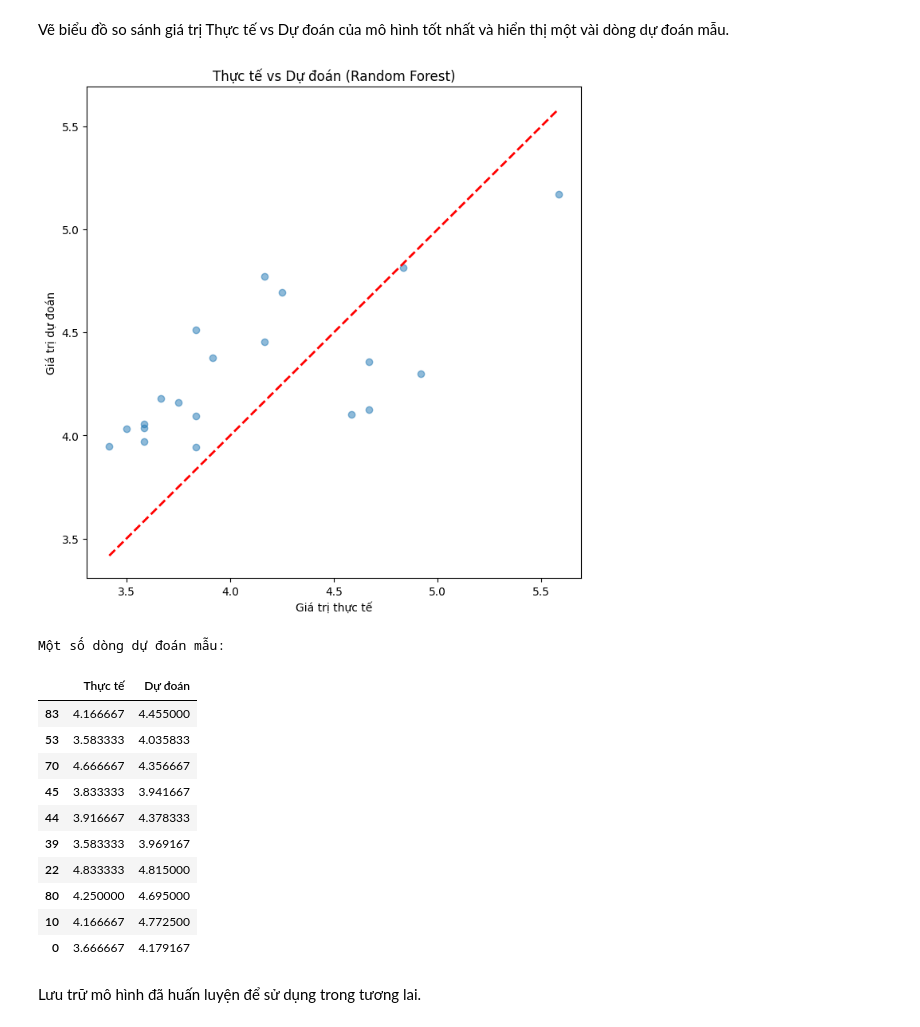
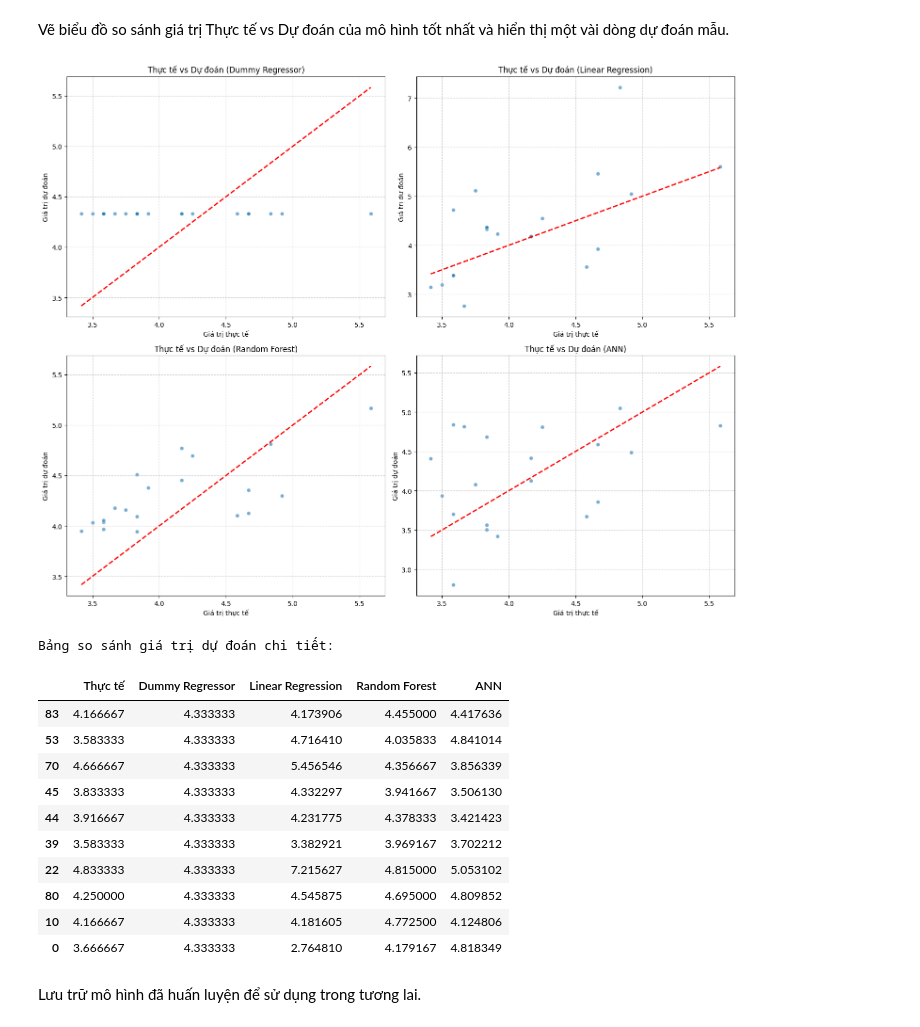
Before and after one commit to Huhhuu/DataDeepLearning, a Jupyter notebook: Deeplearning_TH.ipynb, the cells around one changed output. Drawn from its saved outputs; the diff is of its cells as text; code cells hidden in the pictures.

```diff
--- a/Deeplearning_TH.ipynb
+++ b/Deeplearning_TH.ipynb
@@ -236,11 +236,11 @@ Xây dựng cấu trúc mô hình ANN gồm 2 lớp ẩn (64 và 32 neuron) vớ
 # %%
 import tensorflow as tf
 from tensorflow.keras.models import Sequential
-from tensorflow.keras.layers import Dense, Dropout
-from tensorflow.keras.callbacks import EarlyStopping
+from tensorflow.keras.layers import Dense, Dropout, Input
 
 model_ann = Sequential([
-    Dense(64, activation='relu', input_shape=(input_shape,)),
+    Input(shape=(input_shape,)),
+    Dense(64, activation='relu'),
     Dropout(0.2),
     Dense(32, activation='relu'),
     Dense(1)
@@ -355,41 +355,51 @@ plt.show()
 # %% [markdown]
 Vẽ biểu đồ so sánh giá trị Thực tế vs Dự đoán của mô hình tốt nhất và hiển thị một vài dòng dự đoán mẫu.
 # %%
-best_model_name = final_results.iloc[0]['Model']
+import matplotlib.pyplot as plt
 
-if best_model_name == 'ANN':
-    y_best_pred = y_pred_ann
-else:
-    best_model_obj = models[best_model_name]
-    full_pipeline = Pipeline(steps=[('preprocessor', preprocessor), ('regressor', best_model_obj)])
-    full_pipeline.fit(X_train, y_train)
-    y_best_pred = full_pipeline.predict(X_test)
+all_models_preds = {}
 
-plt.figure(figsize=(8, 8))
-plt.scatter(y_test, y_best_pred, alpha=0.5)
-plt.plot([y_test.min(), y_test.max()], [y_test.min(), y_test.max()], 'r--', lw=2)
-plt.xlabel('Giá trị thực tế')
-plt.ylabel('Giá trị dự đoán')
-plt.title(f'Thực tế vs Dự đoán ({best_model_name})')
+for name, model in models.items():
+    pipeline = Pipeline(steps=[('preprocessor', preprocessor), ('regressor', model)])
+    pipeline.fit(X_train, y_train)
+    all_models_preds[name] = pipeline.predict(X_test)
+
+all_models_preds['ANN'] = y_pred_ann
+
+fig, axes = plt.subplots(2, 2, figsize=(15, 12))
+axes = axes.flatten()
+
+for i, (name, y_pred_val) in enumerate(all_models_preds.items()):
+    axes[i].scatter(y_test, y_pred_val, alpha=0.6, edgecolors='w')
+    axes[i].plot([y_test.min(), y_test.max()], [y_test.min(), y_test.max()], 'r--', lw=2)
+    axes[i].set_xlabel('Giá trị thực tế')
+    axes[i].set_ylabel('Giá trị dự đoán')
+    axes[i].set_title(f'Thực tế vs Dự đoán ({name})')
+    axes[i].grid(True, linestyle='--', alpha=0.6)
+
+plt.tight_layout()
 plt.show()
 
-sample_df = pd.DataFrame({'Thực tế': y_test, 'Dự đoán': y_best_pred})
-print("Một số dòng dự đoán mẫu:")
-display(sample_df.head(10))
+comparison_df = pd.DataFrame({'Thực tế': y_test})
+for name, pred in all_models_preds.items():
+    comparison_df[name] = pred
+
+print("Bảng so sánh giá trị dự đoán chi tiết:")
+display(comparison_df.head(10))
 # %% [output]
-[figure, old version]
+[figure, new version]
-Một số dòng dự đoán mẫu:
+Bảng so sánh giá trị dự đoán chi tiết:
-|  | Thực tế | Dự đoán |
-| 83 | 4.166667 | 4.455000 |
-| 53 | 3.583333 | 4.035833 |
-| 70 | 4.666667 | 4.356667 |
-| 45 | 3.833333 | 3.941667 |
-| 44 | 3.916667 | 4.378333 |
-| 39 | 3.583333 | 3.969167 |
-| 22 | 4.833333 | 4.815000 |
-| 80 | 4.250000 | 4.695000 |
-| 10 | 4.166667 | 4.772500 |
-| 0 | 3.666667 | 4.179167 |
+|  | Thực tế | Dummy Regressor | Linear Regression | Random Forest | ANN |
+| 83 | 4.166667 | 4.333333 | 4.173906 | 4.455000 | 4.417636 |
+| 53 | 3.583333 | 4.333333 | 4.716410 | 4.035833 | 4.841014 |
+| 70 | 4.666667 | 4.333333 | 5.456546 | 4.356667 | 3.856339 |
+| 45 | 3.833333 | 4.333333 | 4.332297 | 3.941667 | 3.506130 |
+| 44 | 3.916667 | 4.333333 | 4.231775 | 4.378333 | 3.421423 |
+| 39 | 3.583333 | 4.333333 | 3.382921 | 3.969167 | 3.702212 |
+| 22 | 4.833333 | 4.333333 | 7.215627 | 4.815000 | 5.053102 |
+| 80 | 4.250000 | 4.333333 | 4.545875 | 4.695000 | 4.809852 |
+| 10 | 4.166667 | 4.333333 | 4.181605 | 4.772500 | 4.124806 |
+| 0 | 3.666667 | 4.333333 | 2.764810 | 4.179167 | 4.818349 |
 # %% [markdown]
 Lưu trữ mô hình đã huấn luyện để sử dụng trong tương lai.
 # %%
```
Also changed, not shown: parts of 4 cells of this notebook.
